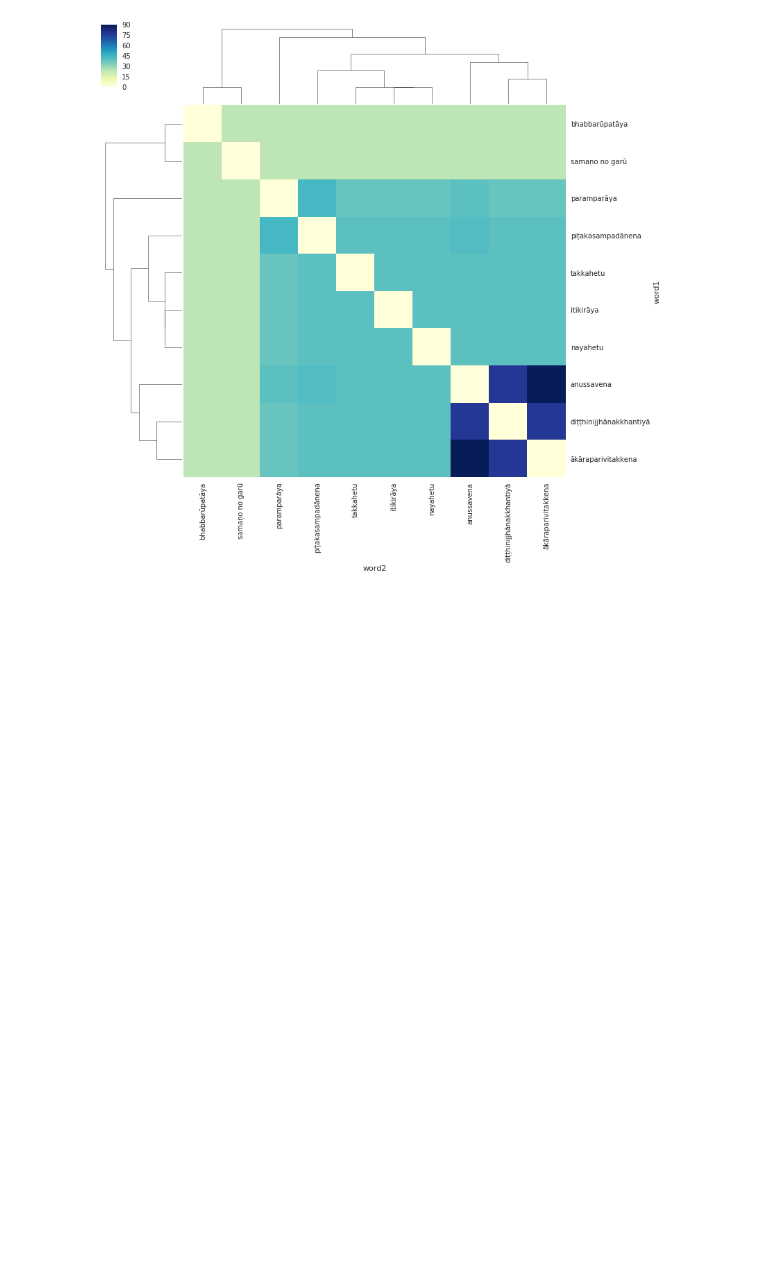
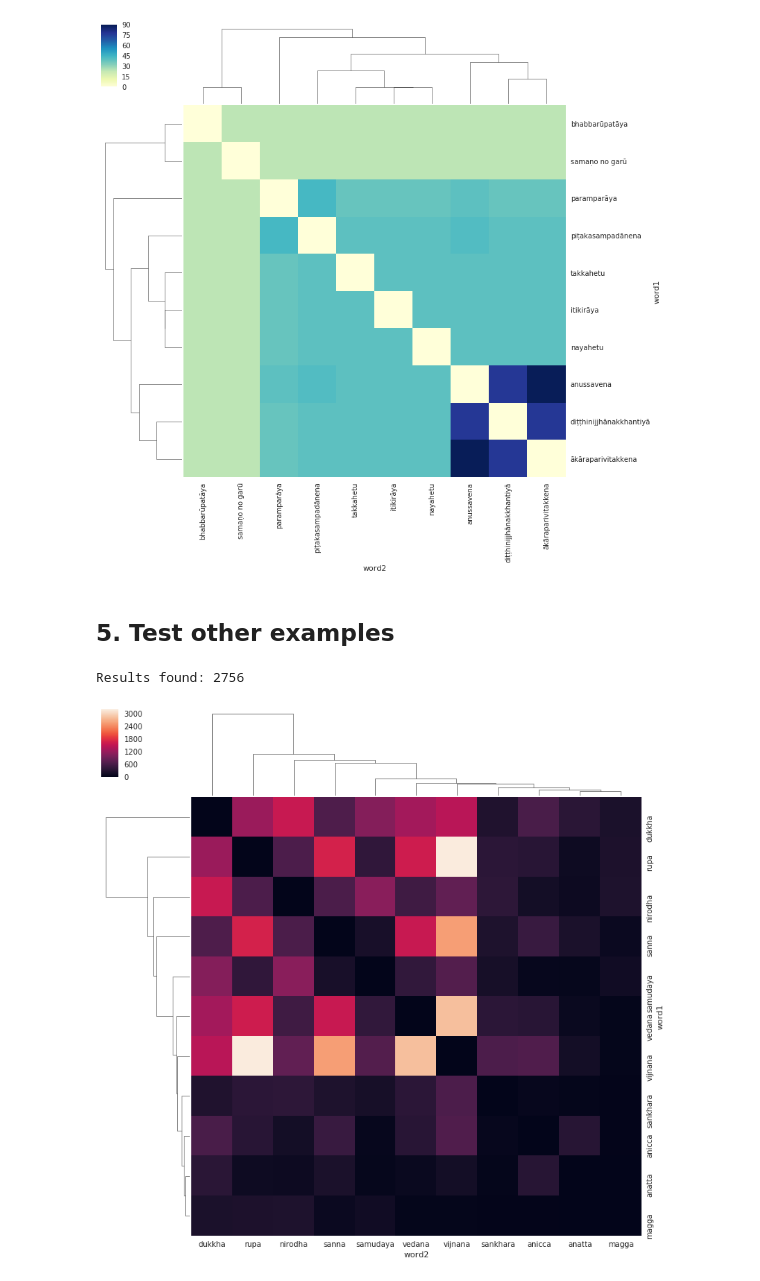
Before and after one commit to therabyte/matika-finder, a Jupyter notebook: Proof_of_concept.ipynb, the cells around one changed output. Saved outputs shown, nothing was run; the diff lists cells and outputs as text; code cells hidden in the pictures; blank space fills up the shorter version.

```diff
--- a/Proof_of_concept.ipynb
+++ b/Proof_of_concept.ipynb
@@ -22,7 +23,7 @@ git clone https://github.com/suttacentral/suttacentral-data.git
 
 Set the `rootdir` variable accordingly.
 # %%
-rootdir = "/home/datayana/suttacentral-data/text/pi/su"
+rootdir = "/home/jeff/dev/datayana/suttacentral-data/text/pi/su"
 
 docs = load_documents(rootdir)
 print("loaded {} files, total bytes {}".format(len(docs), sum([len(entry["html_content"]) for entry in docs])))
@@ -94,3 +95,57 @@ g = sns.clustermap(df_pivot,
 g.savefig("output/img/test_matika_cooccurences.png")
 # %% [output]
 [figure]
+# %% [markdown]
+## 5. Test other examples
+# %%
+from sc_query import collect_matika_cooccurences_counter
+import pandas as pd
+
+altquery = {
+    "alternatives_list": [
+        { "label": "dukkha", "forms": ["dukkh"] },
+        { "label": "nirodha", "forms": ["nirodh"] },
+        { "label": "samudaya", "forms": ["samuday"] },
+        { "label": "magga", "forms": ["magga"] },
+        { "label": "anicca", "forms": ["anicca"] },
+        { "label": "anatta", "forms": ["anatta"] },
+        { "label": "rupa", "forms": ["rūpa", "rūpā"] },
+        { "label": "vedana", "forms": ["vedana", "vedanā"] },
+        { "label": "sanna", "forms": ["saññā", "sañña"] },
+        { "label": "sankhara", "forms": ["sankhārā", "saṅkhāra", "sankhar", "sankhār"] },
+        { "label": "vijnana", "forms": ["viññāṇaṃ", "viññāṇ"] }
+    ]
+}
+
+results_altquery = search_documentlist(altquery, docs, sort="score")
+print("Results found: {}".format(len(results_altquery)))
+# %% [output]
+Results found: 2756
+# %%
+import math
+
+#df_pivot = collect_matika_cooccurences_pivot(results_altquery,
+#                                             transform=lambda v : 1 / (1+math.log(v)),
+#                                             normalize="minmax")
+
+df_pivot = collect_matika_cooccurences_pivot(results_altquery)
+
+#df_pivot
+# %%
+rcmd_figsize = (df_pivot.shape[0]+2,df_pivot.shape[1]+2)
+
+sns.set(color_codes=True)
+
+import scipy.spatial as sp
+import scipy.cluster.hierarchy as hc
+
+linkage = hc.linkage(sp.distance.squareform(df_pivot), method='single')
+
+g = sns.clustermap(df_pivot,
+                   row_linkage=linkage,
+                   col_linkage=linkage,
+                   figsize=rcmd_figsize)
+
+g.savefig("output/img/test_matika_fournobletruths.png")
+# %% [output]
+[figure, added]
```
Also changed, not shown: parts of 10 cells of this notebook, 8 other files.
